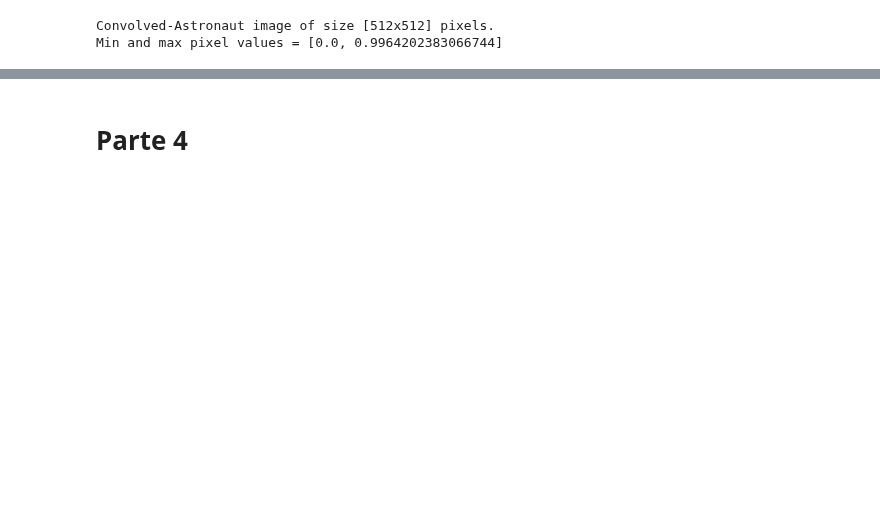
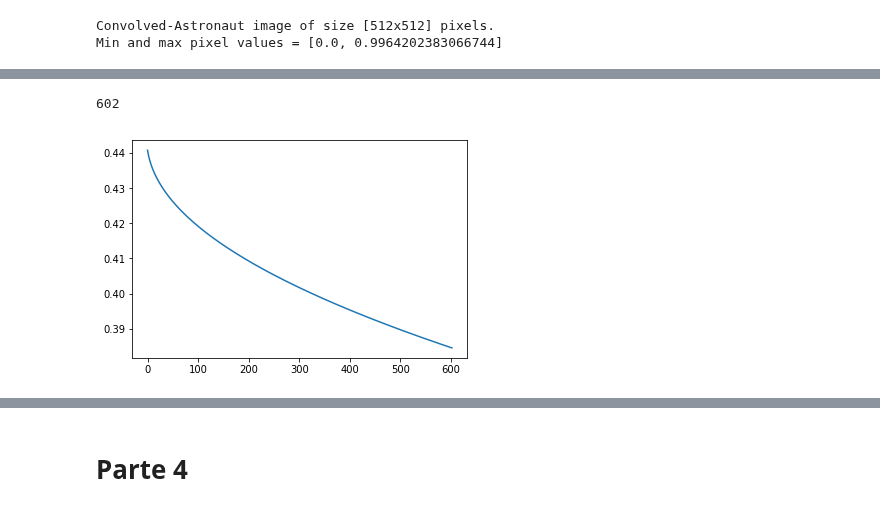
Before and after one commit to vfloresp/pds, a Jupyter notebook: 02_PDS_Convolution.ipynb, the cells around one changed output, grey strips where cells are left out. Drawn from its saved outputs; the diff is of its cells as text; code cells hidden in the pictures; blank space fills up the shorter version.

```diff
--- a/02_PDS_Convolution.ipynb
+++ b/02_PDS_Convolution.ipynb
@@ -265,7 +265,24 @@ Average intensity: 0.44+-0.29
 # %%
 # == Q12 ==
 # Repite el experimento de las preguntas Q8 y Q9, pero ahora usando el kernel Gaussiano GSSk
 # ¿Detectas algún cambio entre el uso del kernel de promedio móvil y el Gaussiano?
+cont = 1
+GSSy = convolve2d(IMG, GSSk, mode='same', boundary='fill', fillvalue=0)
+promh = np.zeros(602)
+promh[0] = GSSy.mean()
+while GSSy.std()>0.2:
+    GSSy = convolve2d(GSSy, GSSk, mode='same', boundary='fill', fillvalue=0)
+    promh[cont] = GSSy.mean()
+    cont = cont + 1
+
+print(cont)
+
+x = np.linspace(0,602,602)
+plt.plot(x,promh)
+plt.show()
+# %% [output]
+602
+[figure, added]
 # %%
 # Plot convolved image
 plt.imshow(GSSy, cmap='gray')
```
Also changed, not shown: parts of 12 cells of this notebook.
